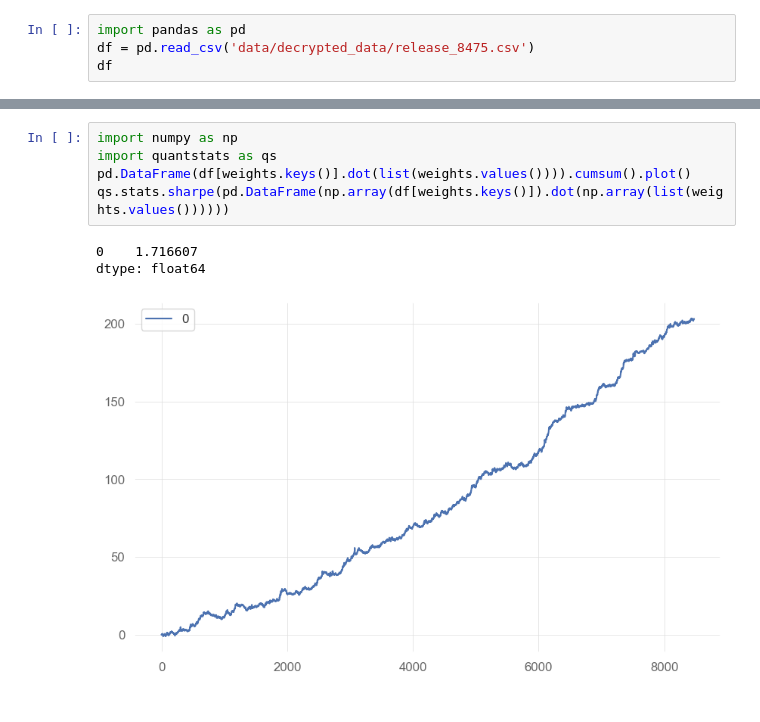
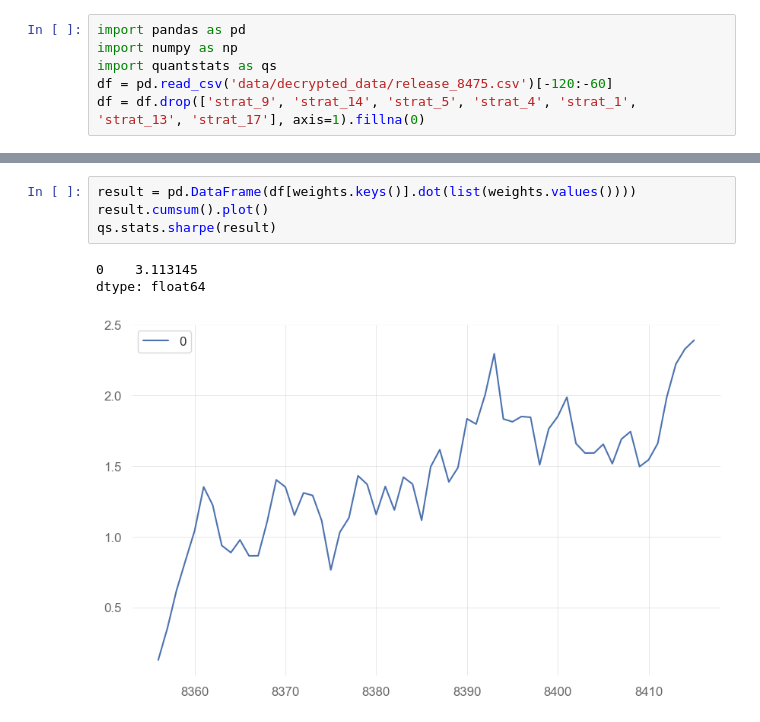
Before and after one commit to EliasKha/Imperial-Hackathon-2024, a Jupyter notebook: test.ipynb, the cells around one changed output, grey strips where cells are left out. Drawn from its saved outputs; the diff is of its cells as text.

```diff
--- a/test.ipynb
+++ b/test.ipynb
@@ -1,4 +1,6 @@
 # %%
 import pandas as pd
-df = pd.read_csv('data/decrypted_data/release_8475.csv')
-df
+import numpy as np
+import quantstats as qs
+df = pd.read_csv('data/decrypted_data/release_8475.csv')[-120:-60]
+df = df.drop(['strat_9', 'strat_14', 'strat_5', 'strat_4', 'strat_1', 'strat_13', 'strat_17'], axis=1).fillna(0)
@@ -23,9 +9,8 @@ weights = {'strat_0': 0.047620999291338846, 'strat_6': -0.05565446571896503, 'st
 # %%
-import numpy as np
-import quantstats as qs
-pd.DataFrame(df[weights.keys()].dot(list(weights.values()))).cumsum().plot()
-qs.stats.sharpe(pd.DataFrame(np.array(df[weights.keys()]).dot(np.array(list(weights.values())))))
+result = pd.DataFrame(df[weights.keys()].dot(list(weights.values())))
+result.cumsum().plot()
+qs.stats.sharpe(result)
 # %% [output]
-0    1.716607
+0    3.113145
 dtype: float64
-[figure, old version]
+[figure, new version]
```
Also changed, not shown: parts of 4 cells of this notebook, 2 other files.
